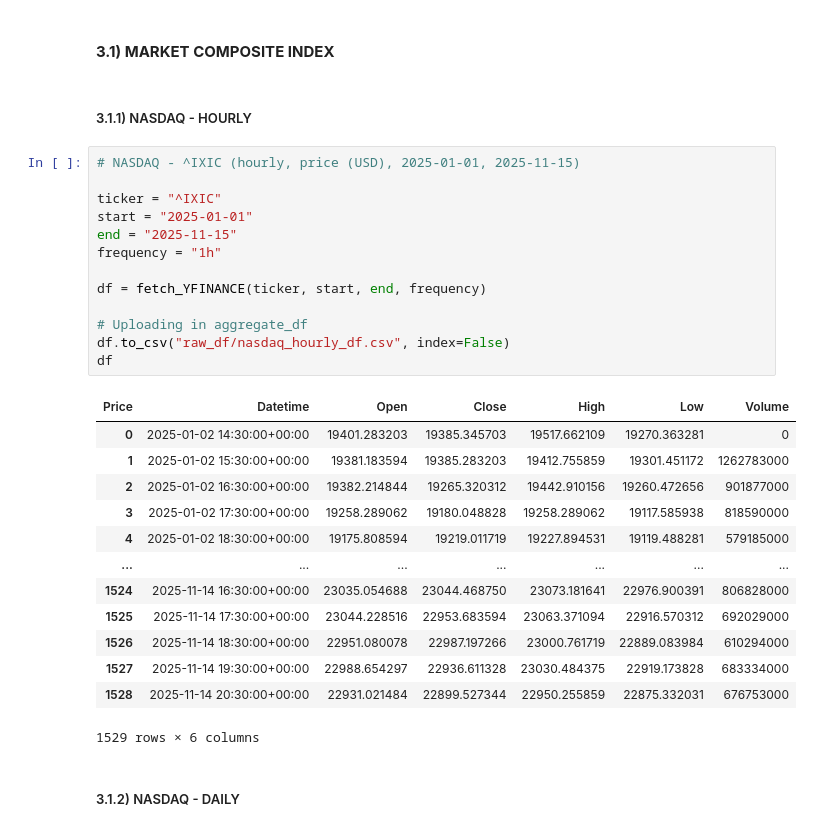
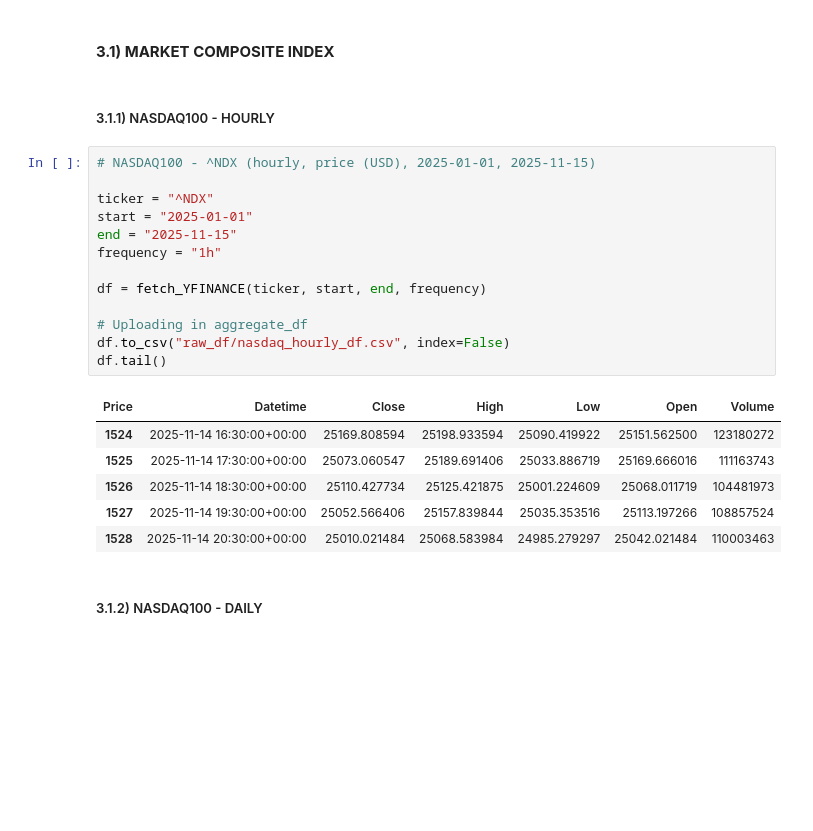
Before and after one commit to EliaLand/Martingale_FVM_AssetPricing, a Jupyter notebook: data_extraction/main.ipynb, the cells around one changed output. Saved outputs shown, nothing was run; the diff lists cells and outputs as text; blank space fills up the shorter version.

```diff
--- a/data_extraction/main.ipynb
+++ b/data_extraction/main.ipynb
@@ -19,34 +20,27 @@ from YFINANCE_module import fetch_YFINANCE
 # %% [markdown]
 #### **3.1) MARKET COMPOSITE INDEX**
 # %% [markdown]
-##### 3.1.1) NASDAQ - HOURLY
+##### 3.1.1) NASDAQ100 - HOURLY
 # %%
-# NASDAQ - ^IXIC (hourly, price (USD), 2025-01-01, 2025-11-15)
+# NASDAQ100 - ^NDX (hourly, price (USD), 2025-01-01, 2025-11-15)
 
-ticker = "^IXIC"
+ticker = "^NDX"
 start = "2025-01-01"
 end = "2025-11-15"
 frequency = "1h"
 
 df = fetch_YFINANCE(ticker, start, end, frequency)
 
 # Uploading in aggregate_df
 df.to_csv("raw_df/nasdaq_hourly_df.csv", index=False)
-df
+df.tail()
 # %% [output]
-| Price | Datetime | Open | Close | High | Low | Volume |
-| 0 | 2025-01-02 14:30:00+00:00 | 19401.283203 | 19385.345703 | 19517.662109 | 19270.363281 | 0 |
-| 1 | 2025-01-02 15:30:00+00:00 | 19381.183594 | 19385.283203 | 19412.755859 | 19301.451172 | 1262783000 |
-| 2 | 2025-01-02 16:30:00+00:00 | 19382.214844 | 19265.320312 | 19442.910156 | 19260.472656 | 901877000 |
-| 3 | 2025-01-02 17:30:00+00:00 | 19258.289062 | 19180.048828 | 19258.289062 | 19117.585938 | 818590000 |
-| 4 | 2025-01-02 18:30:00+00:00 | 19175.808594 | 19219.011719 | 19227.894531 | 19119.488281 | 579185000 |
-| ... | ... | ... | ... | ... | ... | ... |
-| 1524 | 2025-11-14 16:30:00+00:00 | 23035.054688 | 23044.468750 | 23073.181641 | 22976.900391 | 806828000 |
-| 1525 | 2025-11-14 17:30:00+00:00 | 23044.228516 | 22953.683594 | 23063.371094 | 22916.570312 | 692029000 |
-| 1526 | 2025-11-14 18:30:00+00:00 | 22951.080078 | 22987.197266 | 23000.761719 | 22889.083984 | 610294000 |
-| 1527 | 2025-11-14 19:30:00+00:00 | 22988.654297 | 22936.611328 | 23030.484375 | 22919.173828 | 683334000 |
-| 1528 | 2025-11-14 20:30:00+00:00 | 22931.021484 | 22899.527344 | 22950.255859 | 22875.332031 | 676753000 |
+| Price | Datetime | Close | High | Low | Open | Volume |
+| 1524 | 2025-11-14 16:30:00+00:00 | 25169.808594 | 25198.933594 | 25090.419922 | 25151.562500 | 123180272 |
+| 1525 | 2025-11-14 17:30:00+00:00 | 25073.060547 | 25189.691406 | 25033.886719 | 25169.666016 | 111163743 |
+| 1526 | 2025-11-14 18:30:00+00:00 | 25110.427734 | 25125.421875 | 25001.224609 | 25068.011719 | 104481973 |
+| 1527 | 2025-11-14 19:30:00+00:00 | 25052.566406 | 25157.839844 | 25035.353516 | 25113.197266 | 108857524 |
+| 1528 | 2025-11-14 20:30:00+00:00 | 25010.021484 | 25068.583984 | 24985.279297 | 25042.021484 | 110003463 |
-1529 rows × 6 columns
 # %% [markdown]
-##### 3.1.2) NASDAQ - DAILY
+##### 3.1.2) NASDAQ100 - DAILY
 # %%
```
Also changed, not shown: parts of 13 cells of this notebook, 12 other files.
